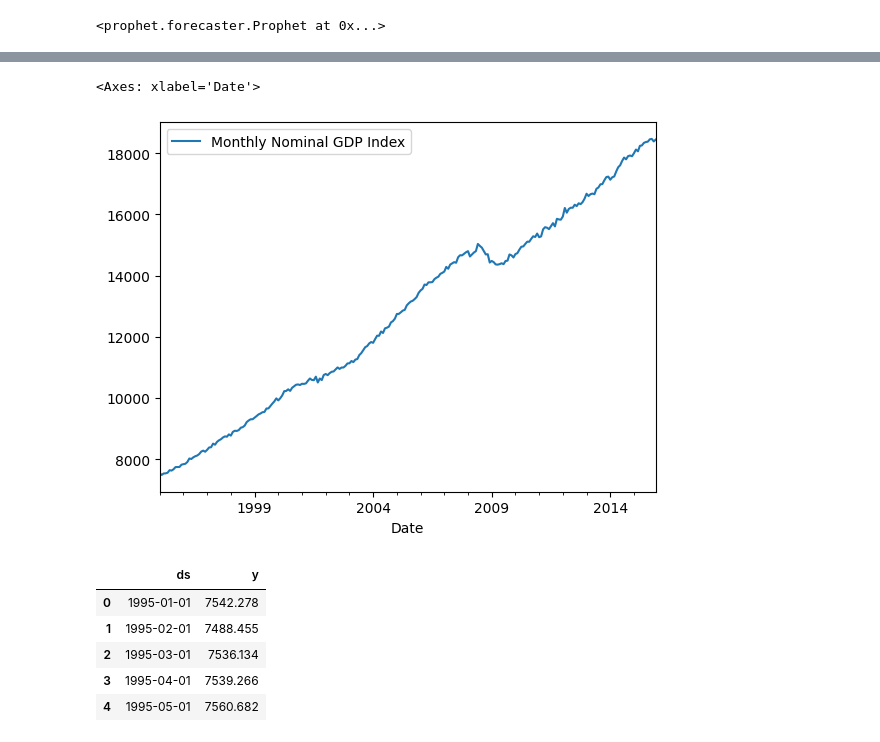
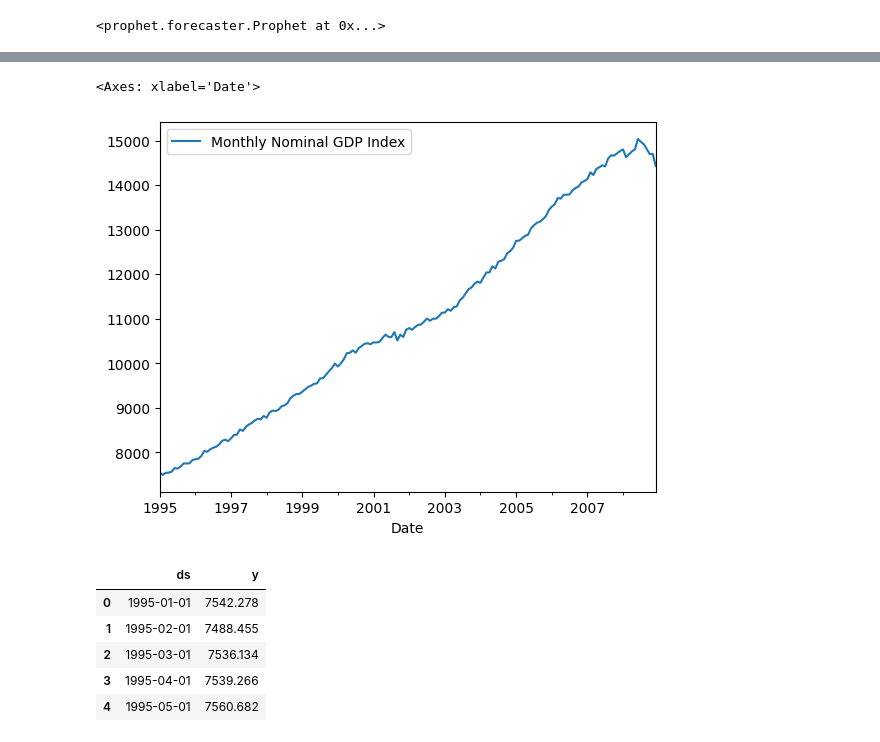
Before and after one commit to Aquamarine278/AI-Bootcamp-Project-1, a Jupyter notebook: visualizations/GDP_data_visualization.ipynb, the cells around one changed output, grey strips where cells are left out. Saved outputs shown, nothing was run; the diff lists cells and outputs as text; code cells hidden in the pictures.

```diff
--- a/visualizations/GDP_data_visualization.ipynb
+++ b/visualizations/GDP_data_visualization.ipynb
@@ -276,9 +255,9 @@ forecast_9_11[['yhat', 'yhat_lower', 'yhat_upper']].plot()
 # %%
 # create a df for hurricane Katrina
-gdp_df.loc['1995':'2015', ['Monthly Nominal GDP Index']].plot()
+gdp_df.loc['1995':'2008', ['Monthly Nominal GDP Index']].plot()
 # %% [output]
 <Axes: xlabel='Date'>
-[figure, old version]
+[figure, new version]
 # %%
 # slice gdp_rs_index_df from 1995 to 2005-08
 # rename columns to 'ds', 'y'
```
Also changed, not shown: parts of 17 cells of this notebook.
